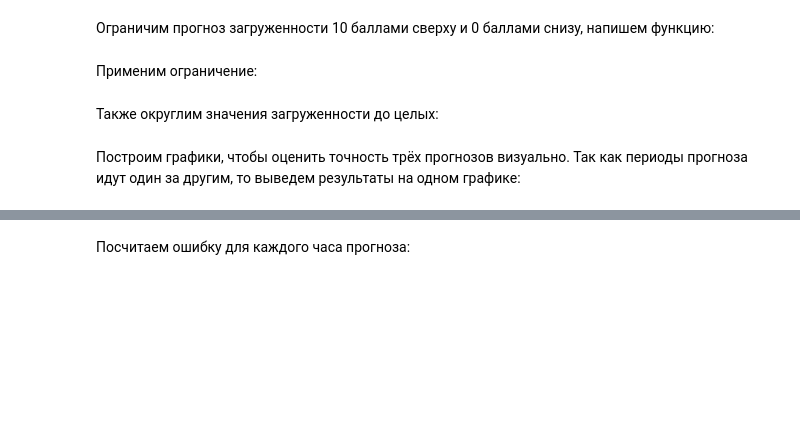
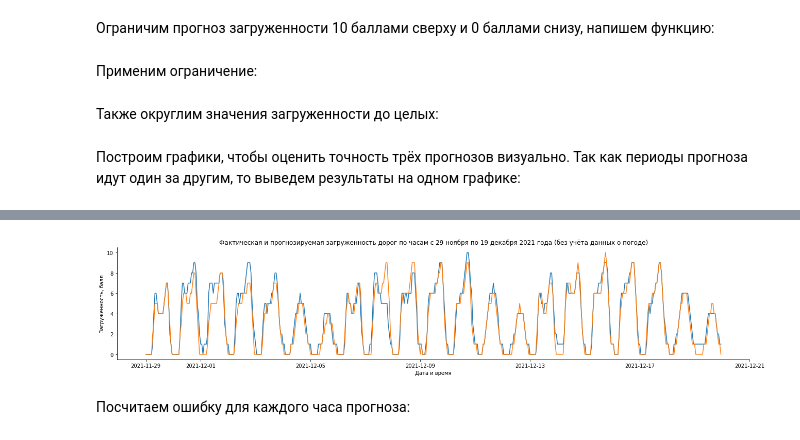
Before and after one commit to OlegDze/public, a Jupyter notebook: Прогнозирование_загруженности_дорог.ipynb, the cells around one changed output, grey strips where cells are left out. Cells and saved outputs as stored; diff of their text form; code cells hidden in the pictures; blank space fills up the shorter version.

```diff
--- a/Прогнозирование_загруженности_дорог.ipynb
+++ b/Прогнозирование_загруженности_дорог.ipynb
@@ -204,11 +204,12 @@ df_cv['yhat'] = round(df_cv['yhat'])
 # %% [markdown]
 Построим графики, чтобы оценить точность трёх прогнозов визуально. Так как периоды прогноза идут один за другим, то выведем результаты на одном графике:
 # %%
-fact = go.Scatter(x=df_cv['ds'], y=df_cv['y'], name='fact')
-predict = go.Scatter(x=df_cv['ds'], y=df_cv['yhat'], name='predict')
-data = [fact, predict]
-fig = go.Figure(data=data)
-fig.update_layout(width=1300, height=400
-                  , title='Фактическая и прогнозируемая загруженность дорог по часам с 29 ноября по 19 декабря 2021 года (без учёта данных о погоде)')
-fig.show()
+plt.figure(figsize=(22, 4))
+sns.lineplot(x='ds', y='y', data=df_cv)
+sns.lineplot(x='ds', y='yhat', data=df_cv)
+sns.despine()
+plt.title('Фактическая и прогнозируемая загруженность дорог по часам с 29 ноября по 19 декабря 2021 года (без учёта данных о погоде)')
+plt.xlabel('Дата и время')
+plt.ylabel('Загруженность, балл')
+plt.show()
 # %% [output]
@@ -216,3 +216,4 @@ fig.show()
+[figure, added]
 # %% [markdown]
 Посчитаем ошибку для каждого часа прогноза:
 # %%
```
Also changed, not shown: parts of 12 cells of this notebook.
